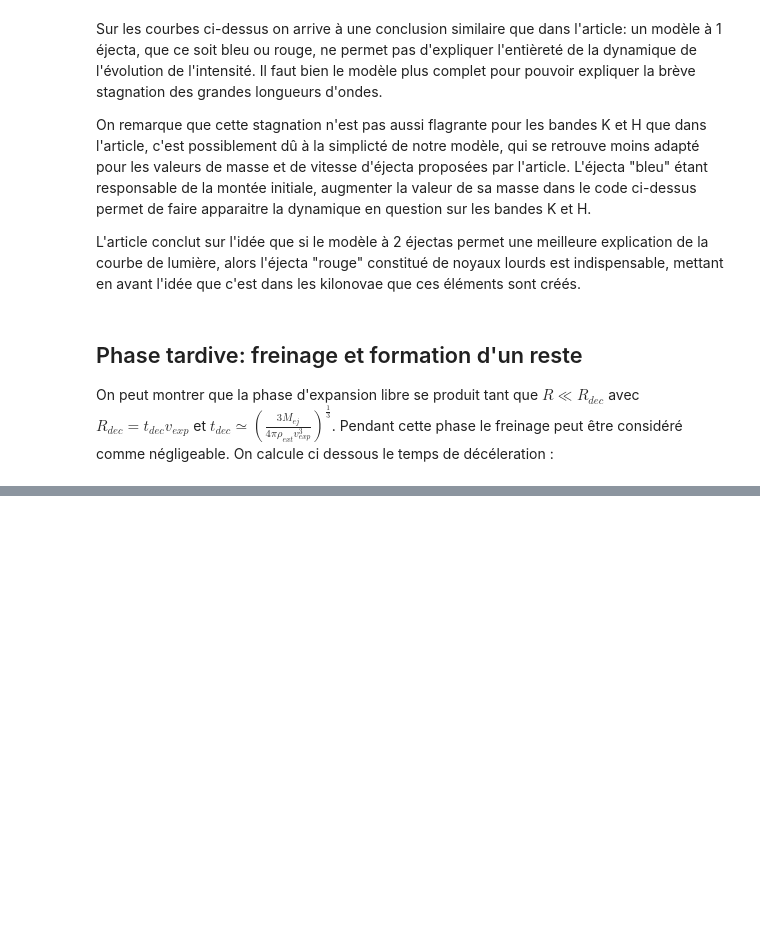
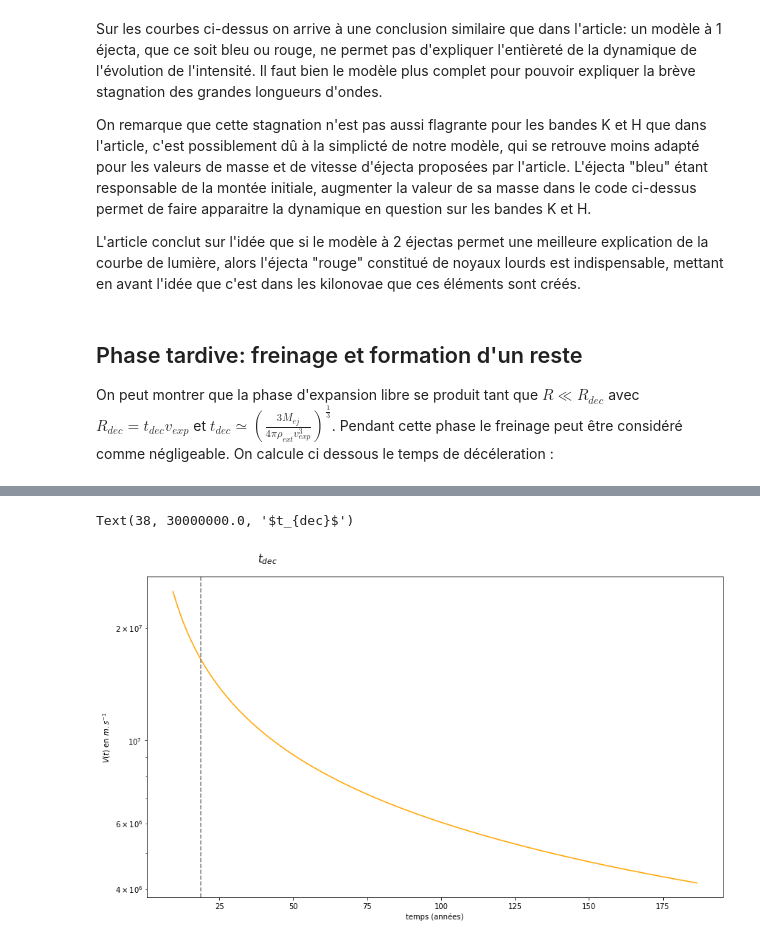
Before and after one commit to romainpch/PHY583, a Jupyter notebook: Astro.ipynb, the cells around one changed output, grey strips where cells are left out. Saved outputs shown, nothing was run; the diff lists cells and outputs as text; code cells hidden in the pictures; blank space fills up the shorter version.

```diff
--- a/Astro.ipynb
+++ b/Astro.ipynb
@@ -655,0 +632,14 @@ def R_phase2(t):
+# %%
+plt.figure(figsize=[14,8])
+plt.yscale('log')
+
+plt.xlabel('temps (années)')
+plt.ylabel('$V(t)$ en $m.s^{-1}$')
+plt.plot(s2year(t_list2), V_sedov(t_list2), color='orange', label='$R(t)$')
+plt.axvline(x=s2year(t_dec),color='gray',linestyle='--')
+
+#Ajout legende pour t_dec
+plt.text(int(s2year(t_dec))+20,3.e7,'$t_{dec}$',fontsize=15)
+# %% [output]
+Text(38, 30000000.0, '$t_{dec}$')
+[figure, added]
```
Also changed, not shown: parts of 22 cells of this notebook.
